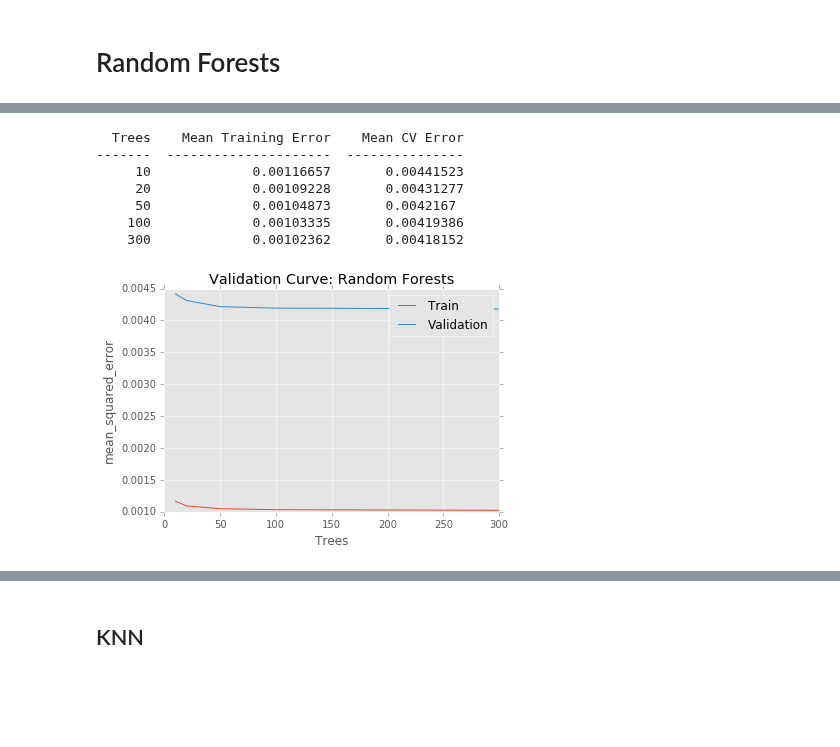
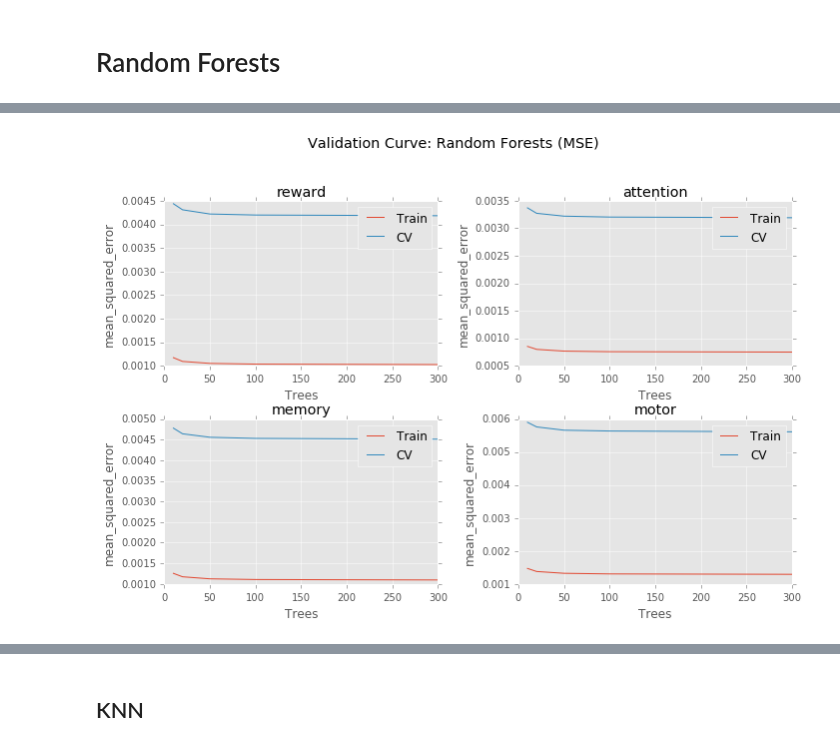
Before and after one commit to voytekresearch/nsaba, a Jupyter notebook: notebooks/testing/Estimation.ipynb, the cells around one changed output, grey strips where cells are left out. Saved outputs shown, nothing was run; the diff lists cells and outputs as text; code cells hidden in the pictures; blank space fills up the shorter version.

```diff
--- a/notebooks/testing/Estimation.ipynb
+++ b/notebooks/testing/Estimation.ipynb
@@ -61,3 +63,6 @@ plt.tight_layout()
 plt.subplots_adjust(top=.9)
 # %% [output]
 [figure]
+# %%
+X = df.loc[:, 'x':'z'].as_matrix()
+X.shape
@@ -64,15 +71,16 @@ plt.subplots_adjust(top=.9)
 # %%
 # Validation Helpers
+
 def plot_vc(pars, train_scores, valid_scores, score, par_name, subplot, term):
     plt.subplot(subplot)
     plt.title(term)
     plt.plot(pars, np.mean(train_scores,1), label="Train")
-    plt.plot(pars, np.mean(valid_scores,1), label="Validation")
+    plt.plot(pars, np.mean(valid_scores,1), label="CV")
     plt.legend()
     plt.xlabel(par_name);
     plt.ylabel(score);
 
-def print_score(terms, pars, train_scores_, valid_scores_, par_name, error=True):
+def print_scores(terms, pars, train_scores_, valid_scores_, par_name, error=True):
     entries = []
     if error:
         headers = ["Term", par_name, "Mean Training Error", "Mean CV Error"]
@@ -90,3 +98,26 @@ def print_score(terms, pars, train_scores_, valid_scores_, par_name, error=True)
             for par, t_err, v_err in zip(pars, t_means, v_means):
                 entries.append([term, par, t_err, v_err])
     print tabulate(entries, headers=headers)
+
+def save_scores(path, terms, pars, train_scores_,
+                valid_scores_, par_name, score_fn, error=True):
+    with open(path, 'wb') as csvfile:
+        writer = csv.writer(csvfile, delimiter=',')
+        if error:
+            headers = ["Term", par_name, "Mean Training Error",
+                       "Mean CV Error", "Error Function"]
+        else:
+            headers = ["Term", par_name, "Mean Training Score",
+                       "Mean CV Score", "Score Function"]
+        writer.writerow(headers)
+        for tscores, vscores, term in zip(train_scores_, valid_scores_, terms):
+            if error:
+                t_means = -np.mean(train_scores,1)
+                v_means = -np.mean(valid_scores,1)
+                for par, t_err, v_err in zip(pars, t_means, v_means):
+                    writer.writerow([term, par, t_err, v_err, score_fn])
+            else:
+                t_means = np.mean(train_scores,1)
+                v_means = np.mean(valid_scores,1)
+                for par, t_err, v_err in zip(pars, t_means, v_means):
+                     writer.writerow([term, par, t_err, v_err, score_fn])
@@ -93,7 +132,7 @@ def print_score(terms, pars, train_scores_, valid_scores_, par_name, error=True)
 # %% [markdown]
 # Decision Tree
 # %%
-depth=[30,50,100,1000]
+depth=[5,10,30,50,60]
 score = 'r2'
 train_scores_ = []
 valid_scores_ = []
@@ -113,5 +152,5 @@ for term, sb, df in zip(terms, range(221,225), dfs):
     valid_scores_.append(valid_scores)
 
 plt.tight_layout()
-plt.subplots_adjust(top=.9)
+plt.subplots_adjust(top=.85)
 # %% [output]
@@ -186,6 +229,8 @@ motor             1000             0.00104464       0.00821956
 # %%
 trees=[10,20,50,100,300]
 score = 'r2'
+train_scores_ = []
+valid_scores_ = []
 
 plt.figure(figsize=(10,7))
 plt.suptitle("Validation Curve: Random Forests ($r^{2}$)", fontsize='x-large')
@@ -202,4 +247,4 @@ for term, sb, df in zip(terms, range(221,225), dfs):
     valid_scores_.append(valid_scores)
 
 plt.tight_layout()
-plt.subplots_adjust(top=.9)
+plt.subplots_adjust(top=.85)
@@ -208,27 +276,23 @@ print_score(terms, depth, train_scores_, valid_scores_, "Trees")
 # %%
 score='mean_squared_error'
+train_scores_ = []
+valid_scores_ = []
+
 plt.figure(figsize=(10,7))
 plt.suptitle("Validation Curve: Random Forests (MSE)", fontsize='x-large')
 for term, sb, df in zip(terms, range(221,225), dfs):
     X = df.loc[:, 'x':'z'].as_matrix()
     y = df.loc[:, term].as_matrix()
     train_scores, valid_scores = validation_curve(RandomForestRegressor(),
                                               X, y, "n_estimators", trees,
                                               scoring=score, n_jobs=4, cv=5)
     plot_vc(trees, -train_scores, -valid_scores,
             score, "Trees", sb, term)
 
     train_scores_.append(train_scores)
     valid_scores_.append(valid_scores)
 
 plt.tight_layout()
-plt.subplots_adjust(top=.9)
+plt.subplots_adjust(top=.85)
 # %% [output]
-  Trees    Mean Training Error    Mean CV Error
--------  ---------------------  ---------------
-     10             0.00116657       0.00441523
-     20             0.00109228       0.00431277
-     50             0.00104873       0.0042167
-    100             0.00103335       0.00419386
-    300             0.00102362       0.00418152
-[figure, old version]
+[figure, new version]
```
Also changed, not shown: parts of 20 cells of this notebook, 6 other files.
